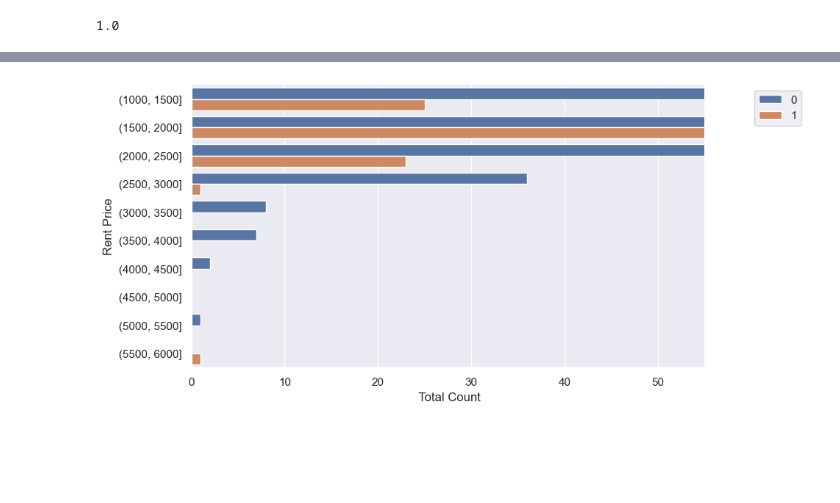
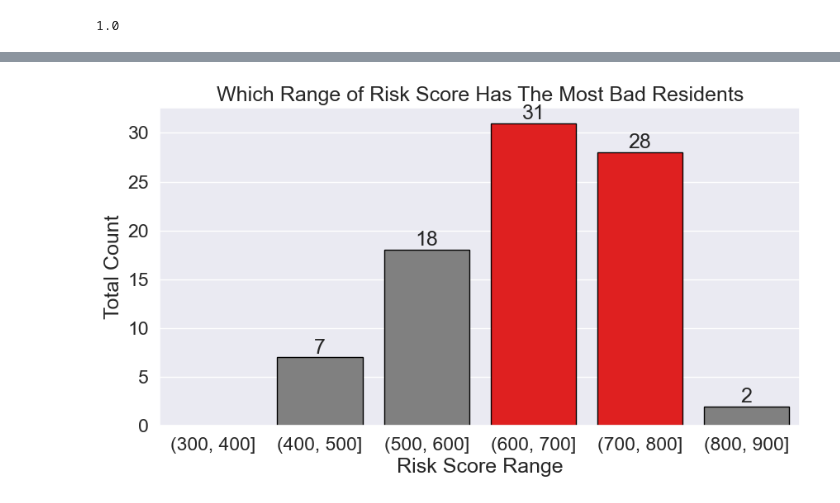
Before and after one commit to Project-DANE/DANE, a Jupyter notebook: e_workbook.ipynb, the cells around one changed output, grey strips where cells are left out. Cells and saved outputs as stored; diff of their text form; code cells hidden in the pictures; blank space fills up the shorter version.

```diff
--- a/e_workbook.ipynb
+++ b/e_workbook.ipynb
@@ -265,14 +213,39 @@ viz_rent(train, 'rent')
-# %%
-bins = [1000,1500,2000,2500,3000,3500,4000,4500,5000,5500,6000]
-colors= ['']
-rent_bin = pd.cut(train['rent'], bins = bins)
-plt.figure(figsize=(9, 5))
-sns.countplot(y=rent_bin,hue= 'bad_resident', data=train)
-sns.despine()
-plt.legend(loc='upper right', bbox_to_anchor=(1.2, 1))
-plt.xlabel(' Total Count')
-plt.ylabel('Rent Price')
-plt.xlim(0,55)
-plt.show()
-# %% [output]
-[figure, removed]
+# %%
+def risk_score(train):
+
+    """
+    This function shows how many bad residetns are in each range of risk
+    score.
+    """
+
+    # set the color palette order
+    color= ['grey', 'grey', 'grey', 'red', 'red']
+
+    # Creating custom bins with 100 range and binning both total train pop and only bad train pop
+    bins = [300,400,500,600,700,800,900]
+    risk_bin = pd.cut(train['risk_score'], bins = bins)
+    bad_risk = pd.cut(train[train.bad_resident == 1].risk_score, bins = bins)
+
+    # creating the graph
+    ax= sns.countplot(x = bad_risk, palette= color, ec= 'black')
+
+    # set xlabel
+    plt.xlabel('Risk Score Range')
+
+    # set ylabel
+    plt.ylabel('Total Count')
+
+    # set graph title
+    plt.title('Which Range of Risk Score Has The Most Bad Residents')
+
+    # set the font scale for the graph
+    sns.set(font_scale= 1.5)
+
+    # adds the count number to the top of the bars
+    for i in ax.containers:
+            ax.bar_label(i,)
+    return plt.show()
+# %%
+risk_score(train)
+# %% [output]
+[figure, added]
```
Also changed, not shown: parts of 10 cells of this notebook, 1 other file.
